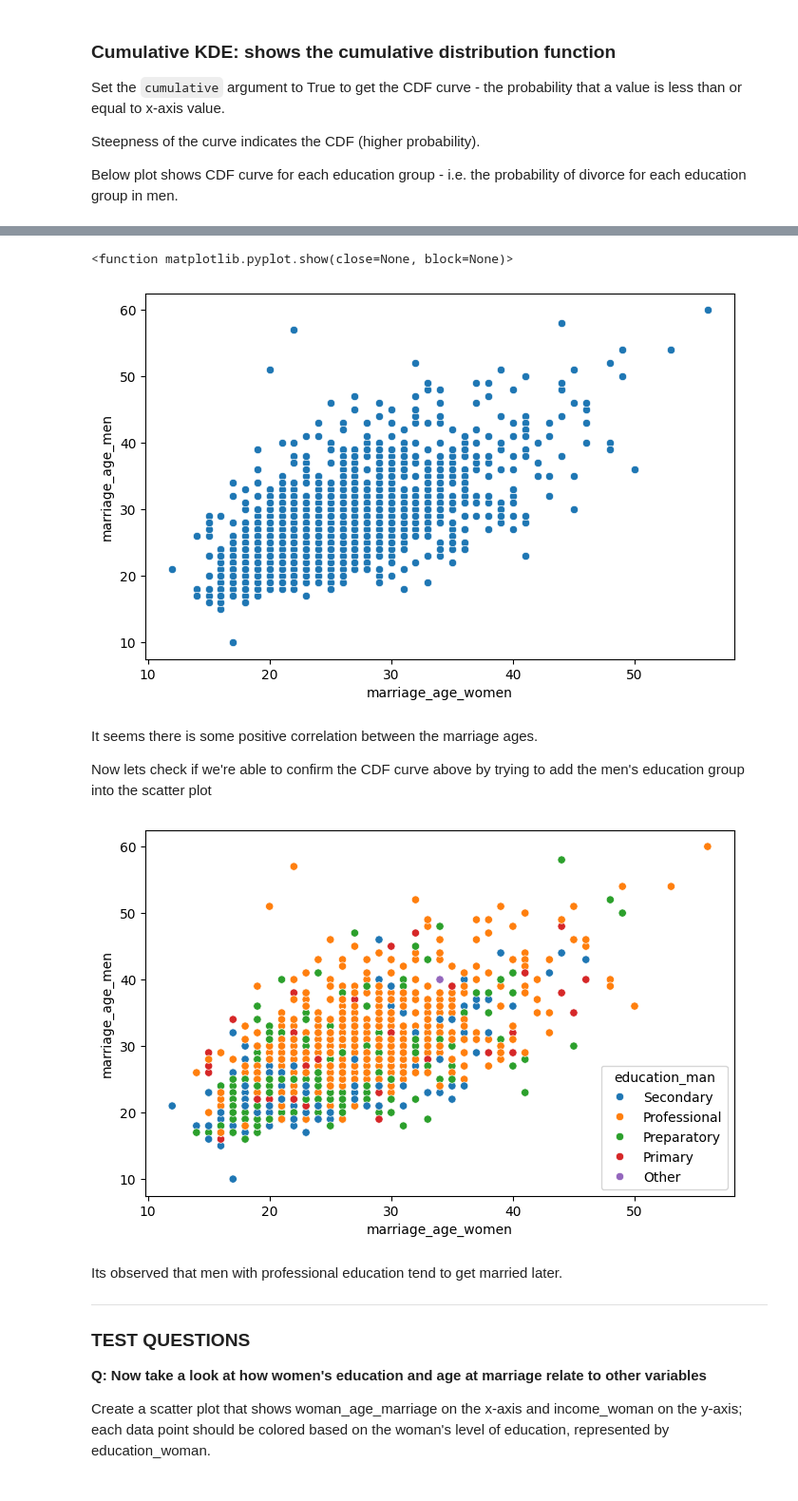
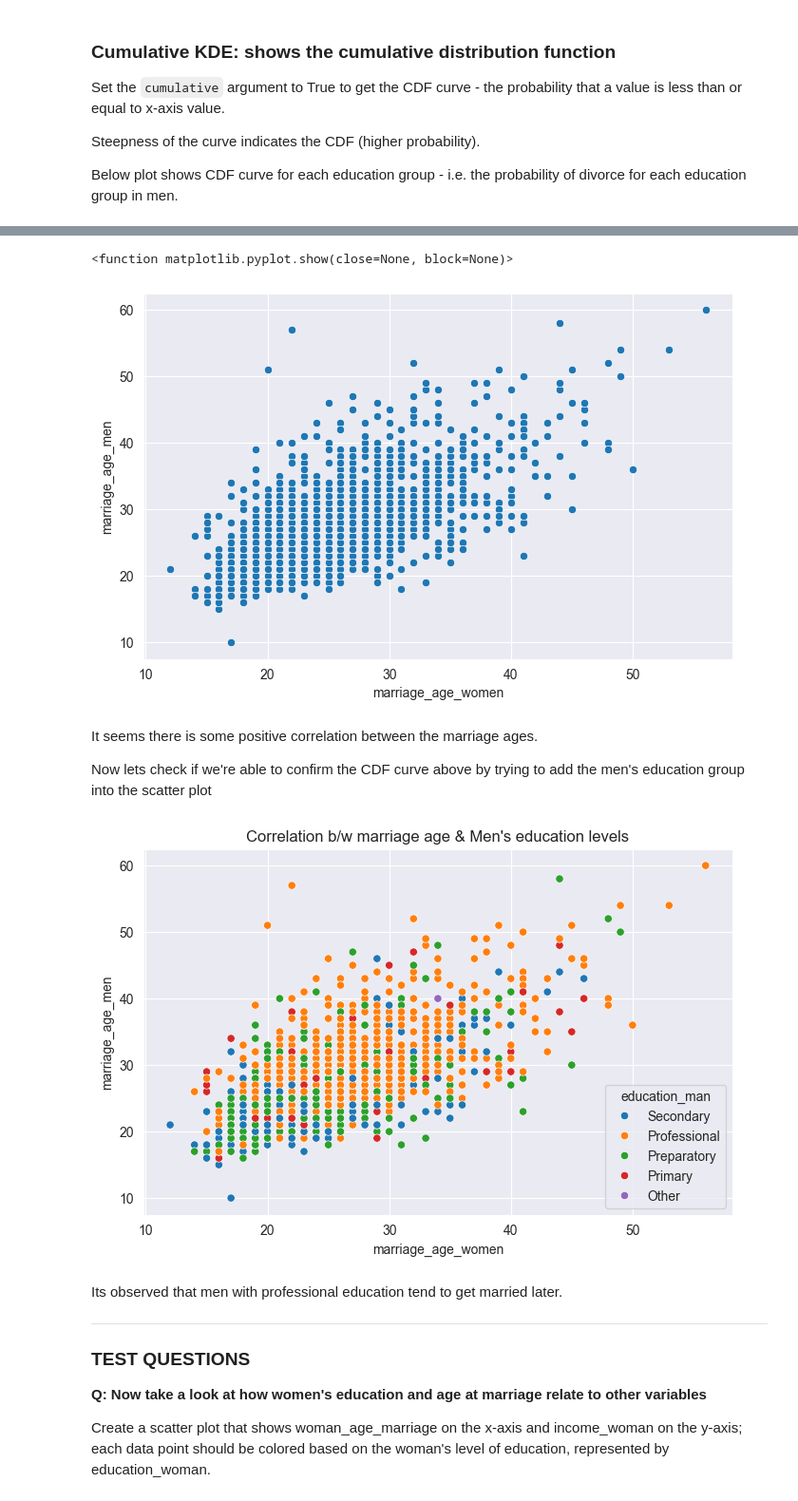
Before and after one commit to abhijeet-bhambere/exploratory_data_analysis, a Jupyter notebook: EDA_In_Python.ipynb, the cells around one changed output, grey strips where cells are left out. Shown at 95% size. Saved outputs shown, nothing was run; the diff lists cells and outputs as text; code cells hidden in the pictures.

```diff
--- a/EDA_In_Python.ipynb
+++ b/EDA_In_Python.ipynb
@@ -8,6 +8,8 @@ import numpy as np
 import pandas as pd
 import matplotlib.pyplot as plt
 import seaborn as sns
+
+sns.set_style(style='darkgrid')
 # %% [markdown]
 Importing the dataset into a dataframe
 # %%
@@ -1607,7 +1638,7 @@ sns.scatterplot(data=divorces, x="marriage_age_women" , y="marriage_age_men")
 plt.show
 # %% [output]
 <function matplotlib.pyplot.show(close=None, block=None)>
-[figure, old version]
+[figure, new version]
 # %% [markdown]
 It seems there is some positive correlation between the marriage ages.
 
@@ -1615,10 +1646,11 @@ Now lets check if we're able to confirm the CDF curve above by trying to add the
 # %%
 # Plotting the marriage ages:
 plt.figure(figsize=(8,5))
 sns.scatterplot(data=divorces, x="marriage_age_women" , y="marriage_age_men", hue="education_man")
+plt.title("Correlation b/w marriage age & Men's education levels")
 plt.show()
 # %% [output]
-[figure, old version]
+[figure, new version]
 # %% [markdown]
 Its observed that men with professional education tend to get married later.
 ____
```
Also changed, not shown: parts of 87 cells of this notebook.
